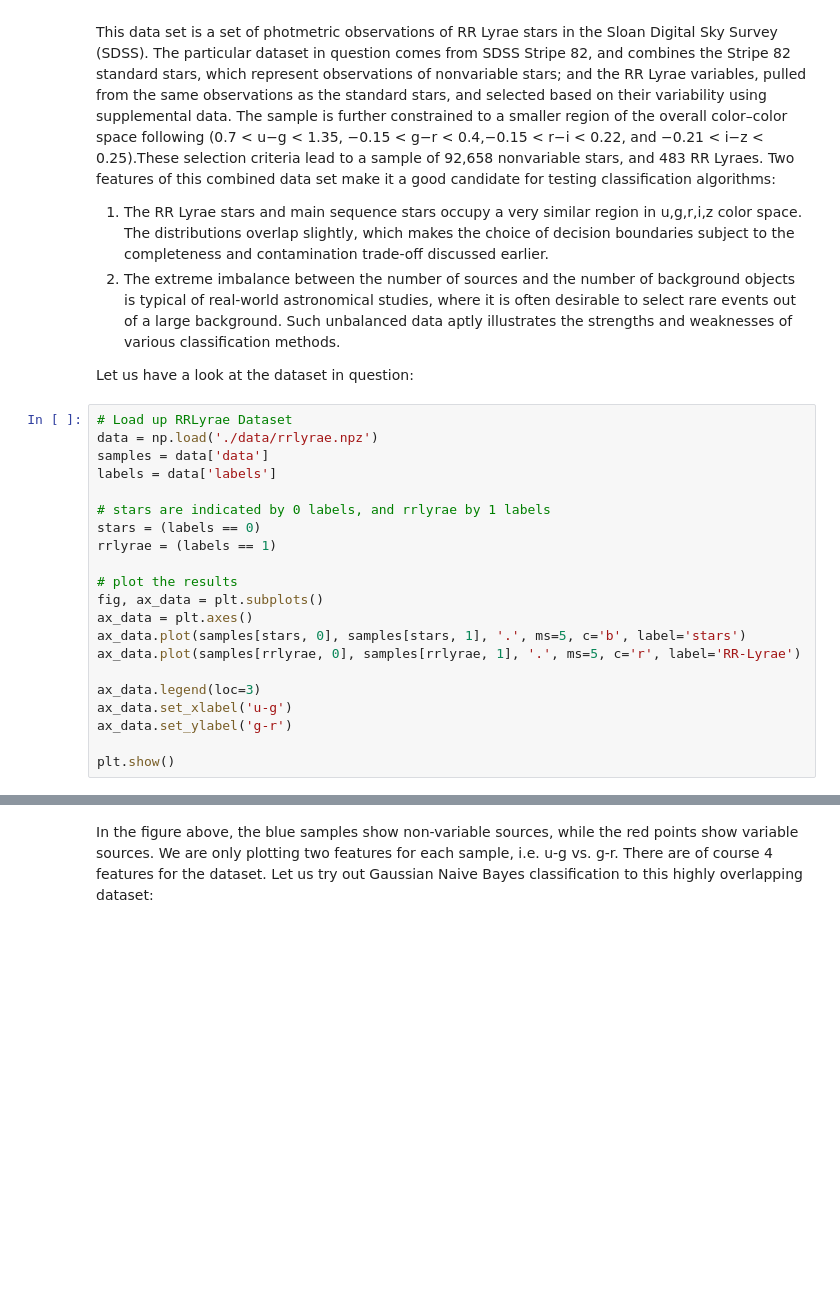
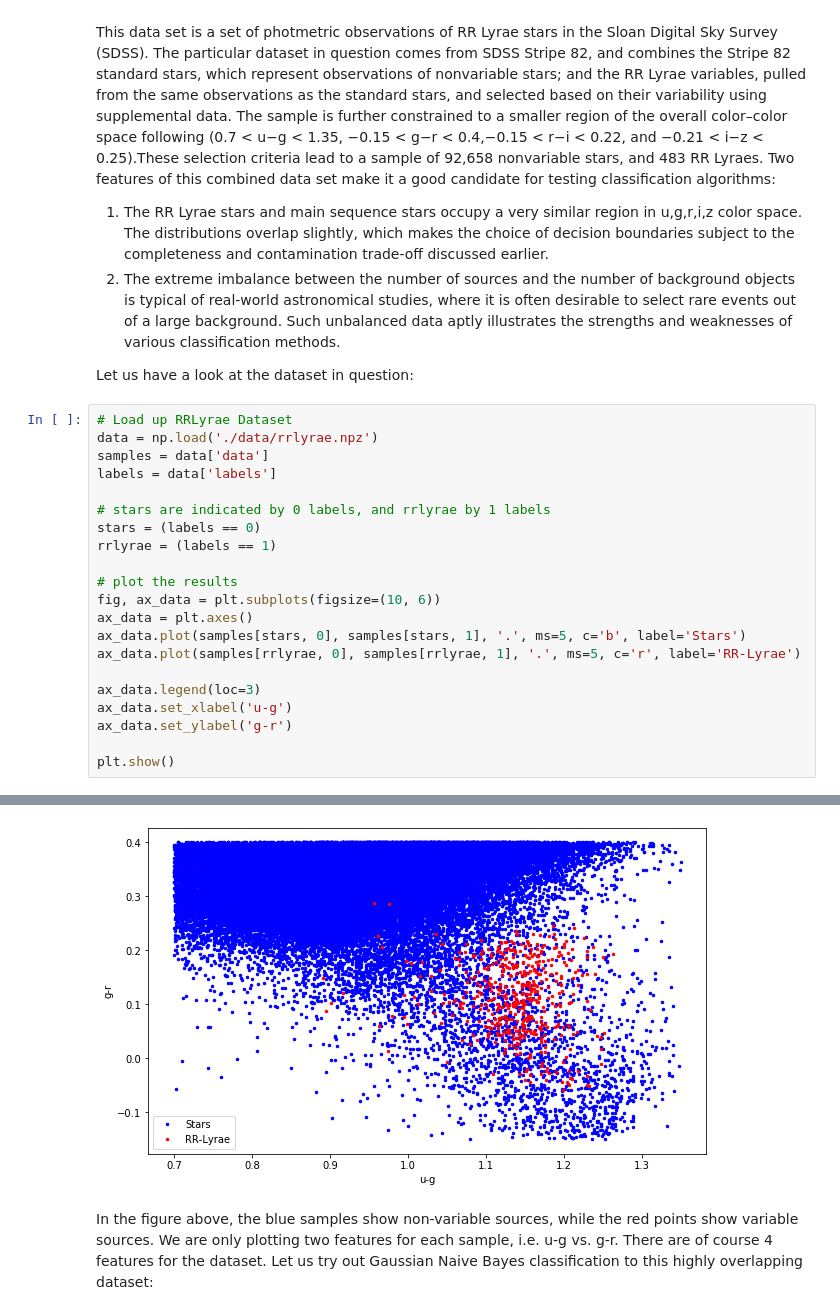
Before and after one commit to uom-lectures/PHY3287, a Jupyter notebook: lecture_4.ipynb, the cells around one changed output, grey strips where cells are left out. Drawn from its saved outputs; the diff is of its cells as text; blank space fills up the shorter version.

```diff
--- a/lecture_4.ipynb
+++ b/lecture_4.ipynb
@@ -132,9 +130,9 @@ stars = (labels == 0)
 rrlyrae = (labels == 1)
 
 # plot the results
-fig, ax_data = plt.subplots()
+fig, ax_data = plt.subplots(figsize=(10, 6))
 ax_data = plt.axes()
-ax_data.plot(samples[stars, 0], samples[stars, 1], '.', ms=5, c='b', label='stars')
+ax_data.plot(samples[stars, 0], samples[stars, 1], '.', ms=5, c='b', label='Stars')
 ax_data.plot(samples[rrlyrae, 0], samples[rrlyrae, 1], '.', ms=5, c='r', label='RR-Lyrae')
 
 ax_data.legend(loc=3)
@@ -148,3 +144,4 @@ plt.show()
+[figure, added]
 # %% [markdown]
 In the figure above, the blue samples show non-variable sources, while the red points show variable sources. We are only plotting two features for each sample, i.e. u-g vs. g-r. There are of course 4 features for the dataset. Let us try out Gaussian Naive Bayes classification to this highly overlapping dataset:
 # %%
```
Also changed, not shown: parts of 66 cells of this notebook, 4 other files.
